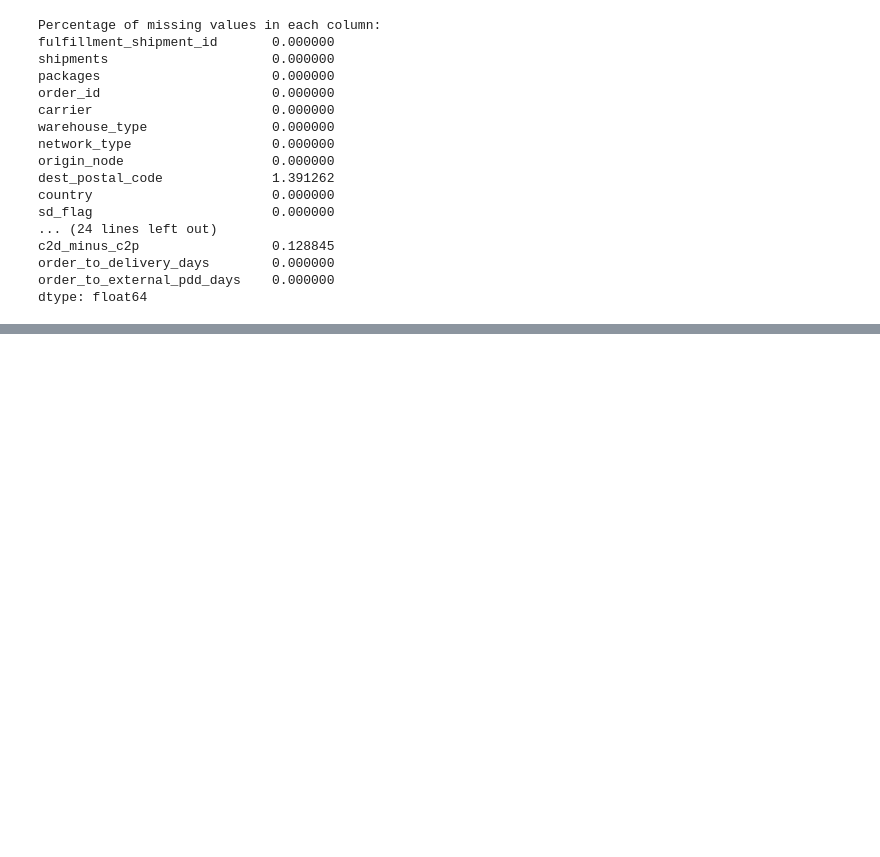
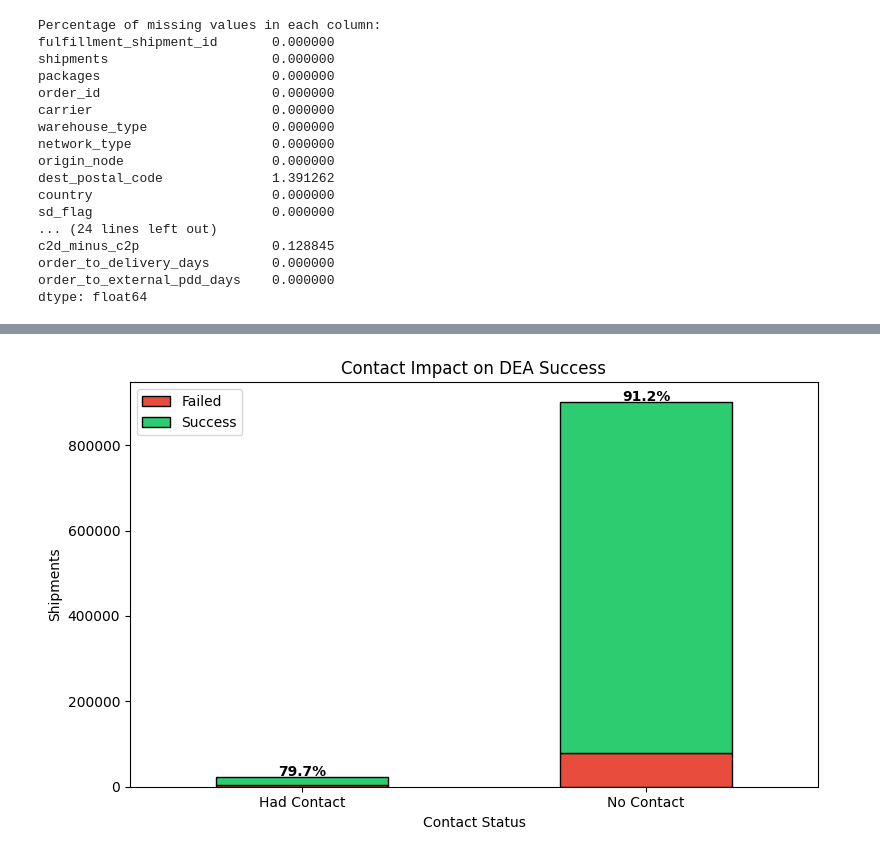
Before and after one commit to BorisIvanov123/supplyChainDataProject, a Jupyter notebook: initial_processing.ipynb, the cells around one changed output, grey strips where cells are left out. Cells and saved outputs as stored; diff of their text form; code cells hidden in the pictures; blank space fills up the shorter version.

```diff
--- a/initial_processing.ipynb
+++ b/initial_processing.ipynb
@@ -333,0 +383,21 @@ df.to_csv("cleaned_logistics_data.csv", index=False)
+# %%
+import pandas as pd
+import numpy as np
+
+def normalize_week(x):
+    x = str(x).strip()
+
+    # Case 1: Month-Year like "Feb-24"
+    if "-" in x and x[:3].isalpha():
+        # Convert "Feb-24" → datetime
+        return pd.to_datetime("01-" + x, format="%d-%b-%y")
+
+    # Case 2: Week-Year like "28-2024"
+    if "-" in x and x[:2].isdigit():
+        week, year = x.split("-")
+        # Convert ISO week to datetime (Monday of that week)
+        return pd.to_datetime(f'{year}-W{week}-1', format='%G-W%V-%u')
+
+    return np.nan
+
+df["dea_week (pdd week)"] = df["dea_week (pdd week)"].apply(normalize_week)
@@ -333,0 +636,24 @@ df.to_csv("cleaned_logistics_data.csv", index=False)
+# %%
+import pandas as pd
+import matplotlib.pyplot as plt
+
+df['had_contact'] = df['number_of_contacts'].apply(lambda x: 'Had Contact' if x > 0 else 'No Contact')
+
+stats = df.groupby(['had_contact', 'dea_success']).size().unstack(fill_value=0)
+stats['Success Rate'] = stats['Y'] / (stats['Y'] + stats['N']) * 100
+
+fig, ax = plt.subplots(figsize=(8, 5))
+stats[['N', 'Y']].plot(kind='bar', stacked=True, ax=ax, color=['#e74c3c', '#2ecc71'], edgecolor='black')
+
+for i, rate in enumerate(stats['Success Rate']):
+    ax.text(i, stats.iloc[i].sum() + 1000, f'{rate:.1f}%', ha='center', fontweight='bold')
+
+ax.set_xlabel('Contact Status')
+ax.set_ylabel('Shipments')
+ax.set_title('Contact Impact on DEA Success')
+ax.legend(['Failed', 'Success'])
+plt.xticks(rotation=0)
+plt.tight_layout()
+plt.show()
+# %% [output]
+[figure, added]
```
Also changed, not shown: parts of 31 cells of this notebook, 1 other file.
